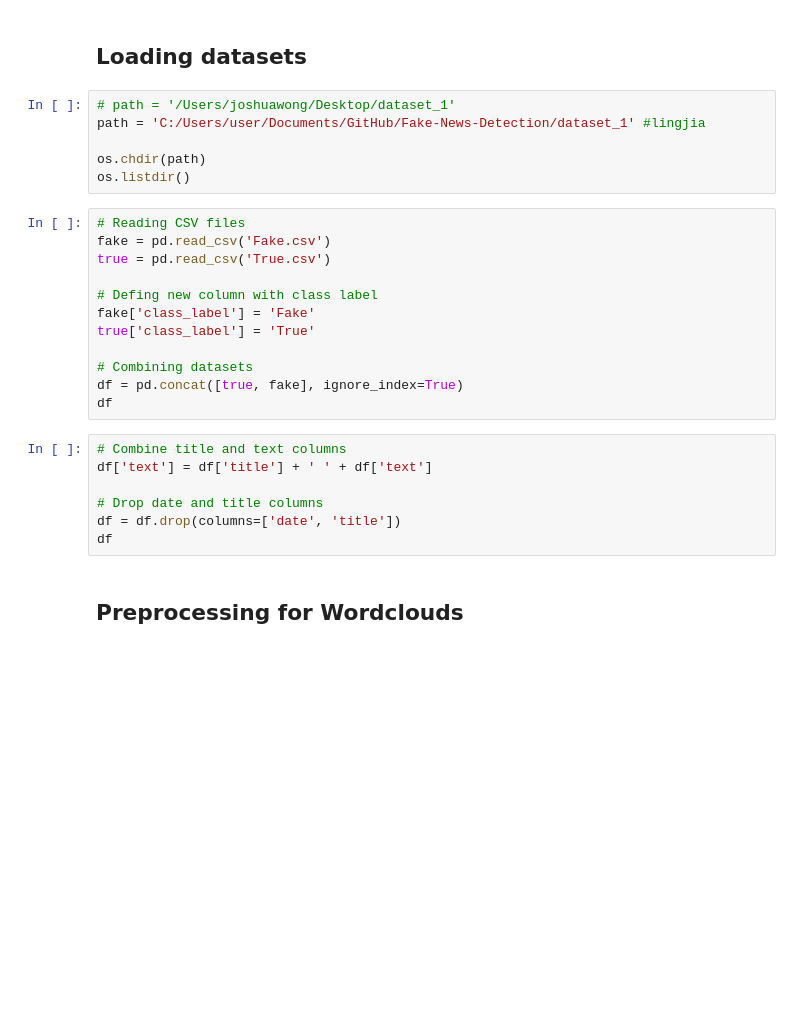
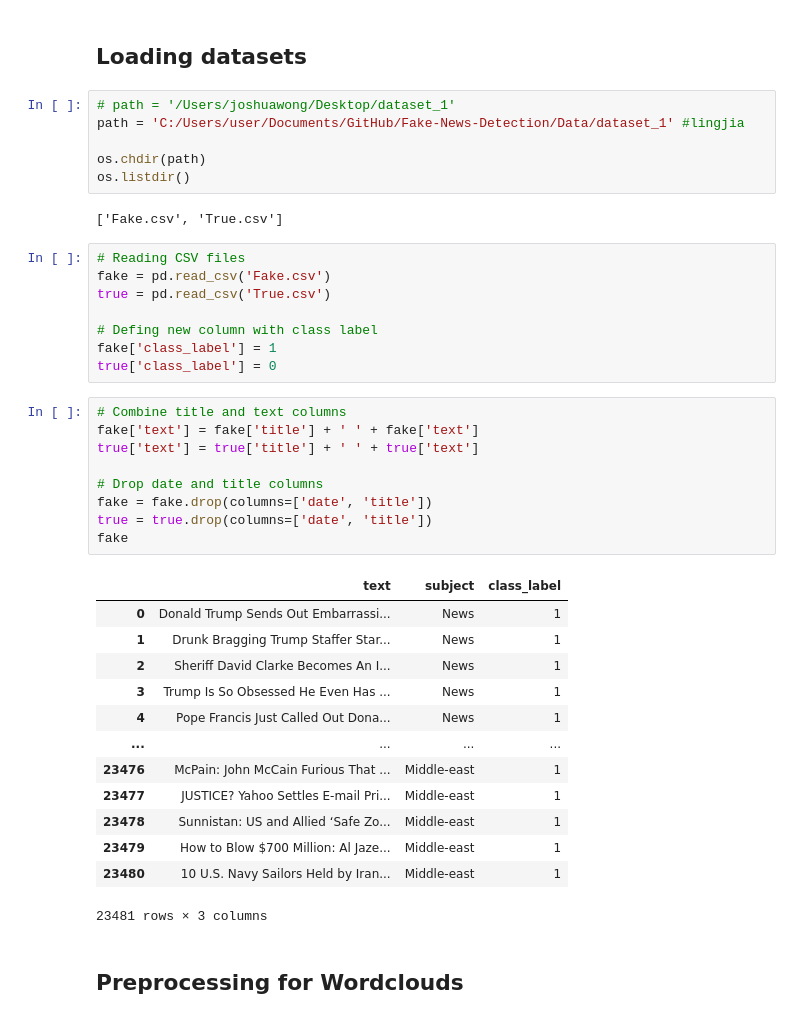
Before and after one commit to joshuawong96/Fake-News-Detection, a Jupyter notebook: Analysis/EDA.ipynb, the cells around one changed output. Cells and saved outputs as stored; diff of their text form; blank space fills up the shorter version.

```diff
--- a/EDA.ipynb
+++ b/Analysis/EDA.ipynb
@@ -27,29 +27,43 @@ import matplotlib.pyplot as plt
 ## Loading datasets
 # %%
 # path = '/Users/joshuawong/Desktop/dataset_1'
-path = 'C:/Users/user/Documents/GitHub/Fake-News-Detection/dataset_1' #lingjia
+path = 'C:/Users/user/Documents/GitHub/Fake-News-Detection/Data/dataset_1' #lingjia
 
 os.chdir(path)
 os.listdir()
+# %% [output]
+['Fake.csv', 'True.csv']
 # %%
 # Reading CSV files
 fake = pd.read_csv('Fake.csv')
 true = pd.read_csv('True.csv')
 
 # Defing new column with class label
-fake['class_label'] = 'Fake'
-true['class_label'] = 'True'
-
-# Combining datasets
-df = pd.concat([true, fake], ignore_index=True)
-df
+fake['class_label'] = 1
+true['class_label'] = 0
 # %%
 # Combine title and text columns
-df['text'] = df['title'] + ' ' + df['text']
+fake['text'] = fake['title'] + ' ' + fake['text']
+true['text'] = true['title'] + ' ' + true['text']
 
 # Drop date and title columns
-df = df.drop(columns=['date', 'title'])
-df
+fake = fake.drop(columns=['date', 'title'])
+true = true.drop(columns=['date', 'title'])
+fake
+# %% [output]
+|  | text | subject | class_label |
+| 0 | Donald Trump Sends Out Embarrassi... | News | 1 |
+| 1 | Drunk Bragging Trump Staffer Star... | News | 1 |
+| 2 | Sheriff David Clarke Becomes An I... | News | 1 |
+| 3 | Trump Is So Obsessed He Even Has ... | News | 1 |
+| 4 | Pope Francis Just Called Out Dona... | News | 1 |
+| ... | ... | ... | ... |
+| 23476 | McPain: John McCain Furious That ... | Middle-east | 1 |
+| 23477 | JUSTICE? Yahoo Settles E-mail Pri... | Middle-east | 1 |
+| 23478 | Sunnistan: US and Allied ‘Safe Zo... | Middle-east | 1 |
+| 23479 | How to Blow $700 Million: Al Jaze... | Middle-east | 1 |
+| 23480 | 10 U.S. Navy Sailors Held by Iran... | Middle-east | 1 |
+23481 rows × 3 columns
 # %% [markdown]
 ## Preprocessing for Wordclouds
 # %%
```
Also changed, not shown: parts of 8 cells of this notebook.
